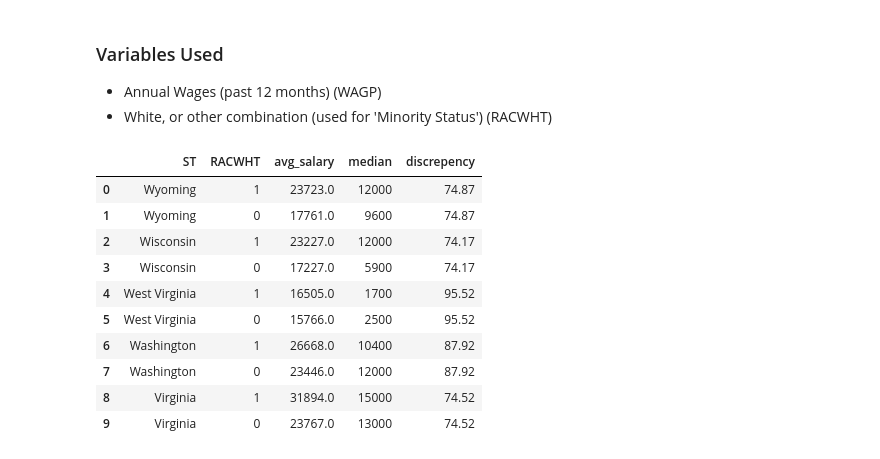
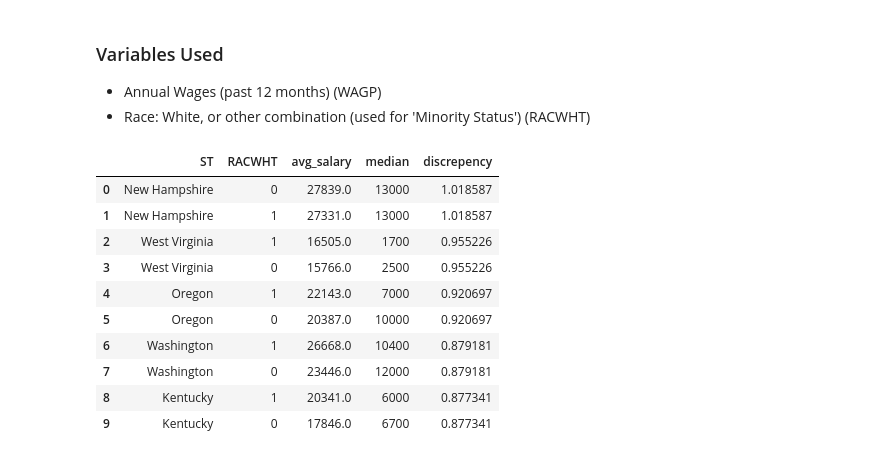
Before and after one commit to Dbenjamy/PySpark-Practice, a Jupyter notebook: spark_practice.ipynb, the cells around one changed output. Saved outputs shown, nothing was run; the diff lists cells and outputs as text; code cells hidden in the pictures.

```diff
--- a/spark_practice.ipynb
+++ b/spark_practice.ipynb
@@ -13,4 +19,4 @@ def get_dataframe():
 # %% [markdown]
 ### Variables Used
 - Annual Wages (past 12 months) (WAGP)
-- White, or other combination (used for 'Minority Status') (RACWHT)
+- Race: White, or other combination (used for 'Minority Status') (RACWHT)
@@ -21,7 +27,6 @@ from pyspark.sql.functions import avg
 from pyspark.sql.functions import percentile_approx
 # %%
-df = get_dataframe()
-mean_wage = (df
+wages = (df
     .groupBy(df['ST'],df['RACWHT'])
     .agg(
         avg('WAGP').alias('avg_salary'),
@@ -31,28 +36,33 @@ mean_wage = (df
 # %%
 # STATE_MAPS makes this more readable
 from imports import STATE_MAPS
-mean_wage['ST'] = mean_wage['ST'].replace(STATE_MAPS)
-mean_wage['avg_salary'] = mean_wage['avg_salary'].round(0)
+wages['ST'] = wages['ST'].replace(STATE_MAPS)
 
-def div_list(list):
-    return round(list[1]/list[0]*100,2)
-# Adding percent that minority's income is of non-minority
-mean_wage['discrepency'] = mean_wage['ST'].apply(
-    lambda x: div_list(mean_wage.loc[mean_wage['ST'] == x]['avg_salary'].tolist()))
-mean_wage = (mean_wage
-    .sort_values(by=['ST','discrepency','avg_salary'],ascending=False)
+wages['avg_salary'] = wages['avg_salary'].round(0)
+
+# Not elegant, but it works. Divides the minority income
+# ('RACWHT' == 0) by non-minority income ('RACWHT' == 1).
+def div_list(input):
+    return (input.loc[input['RACWHT']==0]['avg_salary'].values[0] /
+            input.loc[input['RACWHT']==1]['avg_salary'].values[0])
+
+# Minority's income as percent of non-minority.
+wages['discrepency'] = wages['ST'].apply(
+    lambda x: div_list(wages.loc[wages['ST'] == x]))
+wages = (wages
+    .sort_values(by=['discrepency','ST','avg_salary'],ascending=False)
     .reset_index(drop=True))
 # %%
-mean_wage.head(10)
+wages.head(10)
 # %% [output]
 |  | ST | RACWHT | avg_salary | median | discrepency |
-| 0 | Wyoming | 1 | 23723.0 | 12000 | 74.87 |
-| 1 | Wyoming | 0 | 17761.0 | 9600 | 74.87 |
-| 2 | Wisconsin | 1 | 23227.0 | 12000 | 74.17 |
-| 3 | Wisconsin | 0 | 17227.0 | 5900 | 74.17 |
-| 4 | West Virginia | 1 | 16505.0 | 1700 | 95.52 |
-| 5 | West Virginia | 0 | 15766.0 | 2500 | 95.52 |
-| 6 | Washington | 1 | 26668.0 | 10400 | 87.92 |
-| 7 | Washington | 0 | 23446.0 | 12000 | 87.92 |
-| 8 | Virginia | 1 | 31894.0 | 15000 | 74.52 |
-| 9 | Virginia | 0 | 23767.0 | 13000 | 74.52 |
+| 0 | New Hampshire | 0 | 27839.0 | 13000 | 1.018587 |
+| 1 | New Hampshire | 1 | 27331.0 | 13000 | 1.018587 |
+| 2 | West Virginia | 1 | 16505.0 | 1700 | 0.955226 |
+| 3 | West Virginia | 0 | 15766.0 | 2500 | 0.955226 |
+| 4 | Oregon | 1 | 22143.0 | 7000 | 0.920697 |
+| 5 | Oregon | 0 | 20387.0 | 10000 | 0.920697 |
+| 6 | Washington | 1 | 26668.0 | 10400 | 0.879181 |
+| 7 | Washington | 0 | 23446.0 | 12000 | 0.879181 |
+| 8 | Kentucky | 1 | 20341.0 | 6000 | 0.877341 |
+| 9 | Kentucky | 0 | 17846.0 | 6700 | 0.877341 |
```
Also changed, not shown: parts of 9 cells of this notebook, 1 other file.
